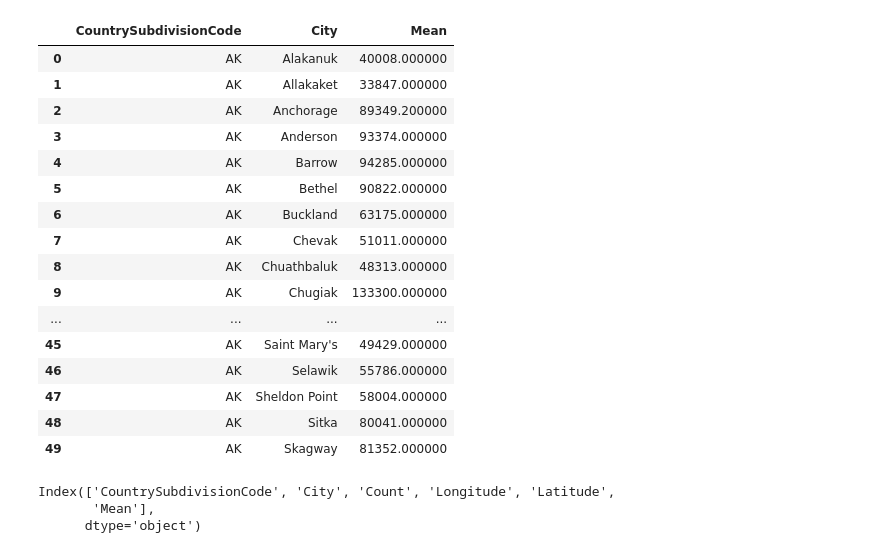
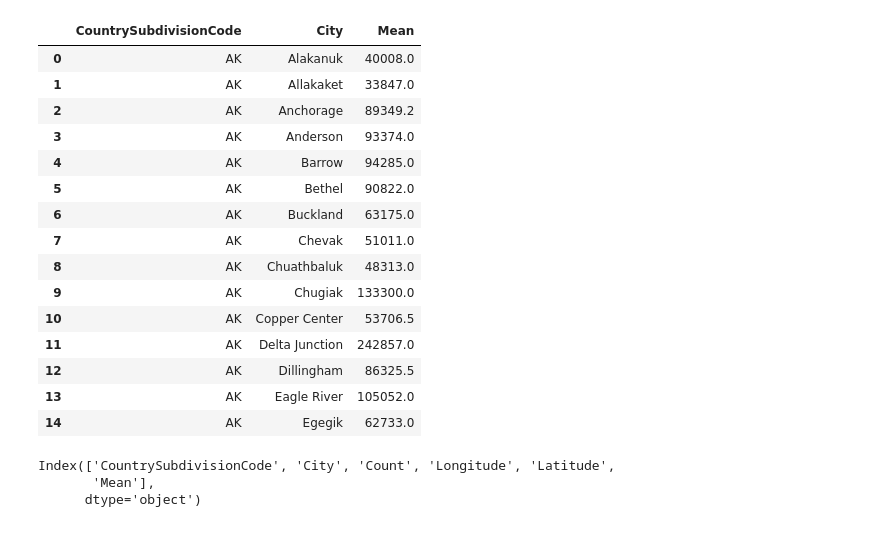
Before and after one commit to pentius00/Starbucks_analysis, a Jupyter notebook: Analysis.ipynb, the cells around one changed output. Cells and saved outputs as stored; diff of their text form; code cells hidden in the pictures.

```diff
--- a/Analysis.ipynb
+++ b/Analysis.ipynb
@@ -291,25 +106,24 @@ income_avg_df.head(50)
 
 income_avg_df.rename(columns = {'State_ab':'CountrySubdivisionCode'}, inplace = True)
 # %%
-income_avg_df.head(50)
+income_avg_df.head(15)
 # %% [output]
 |  | CountrySubdivisionCode | City | Mean |
-| 0 | AK | Alakanuk | 40008.000000 |
-| 1 | AK | Allakaket | 33847.000000 |
-| 2 | AK | Anchorage | 89349.200000 |
-| 3 | AK | Anderson | 93374.000000 |
-| 4 | AK | Barrow | 94285.000000 |
-| 5 | AK | Bethel | 90822.000000 |
-| 6 | AK | Buckland | 63175.000000 |
-| 7 | AK | Chevak | 51011.000000 |
-| 8 | AK | Chuathbaluk | 48313.000000 |
-| 9 | AK | Chugiak | 133300.000000 |
-| ... | ... | ... | ... |
-| 45 | AK | Saint Mary's | 49429.000000 |
-| 46 | AK | Selawik | 55786.000000 |
-| 47 | AK | Sheldon Point | 58004.000000 |
-| 48 | AK | Sitka | 80041.000000 |
-| 49 | AK | Skagway | 81352.000000 |
+| 0 | AK | Alakanuk | 40008.0 |
+| 1 | AK | Allakaket | 33847.0 |
+| 2 | AK | Anchorage | 89349.2 |
+| 3 | AK | Anderson | 93374.0 |
+| 4 | AK | Barrow | 94285.0 |
+| 5 | AK | Bethel | 90822.0 |
+| 6 | AK | Buckland | 63175.0 |
+| 7 | AK | Chevak | 51011.0 |
+| 8 | AK | Chuathbaluk | 48313.0 |
+| 9 | AK | Chugiak | 133300.0 |
+| 10 | AK | Copper Center | 53706.5 |
+| 11 | AK | Delta Junction | 242857.0 |
+| 12 | AK | Dillingham | 86325.5 |
+| 13 | AK | Eagle River | 105052.0 |
+| 14 | AK | Egegik | 62733.0 |
 # %%
 # Merge the income and starbucks location dataframes
 
```
Also changed, not shown: parts of 27 cells of this notebook.
